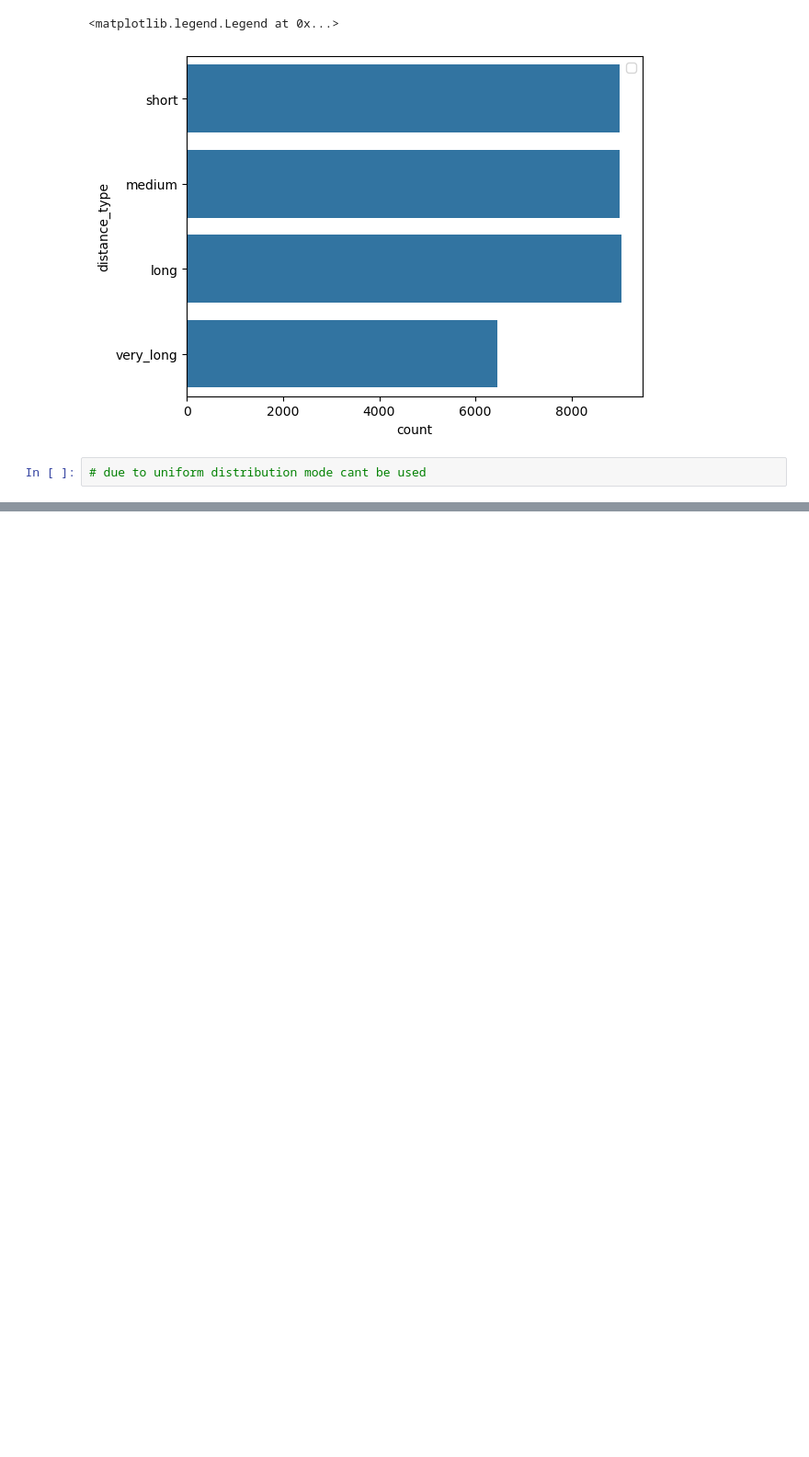
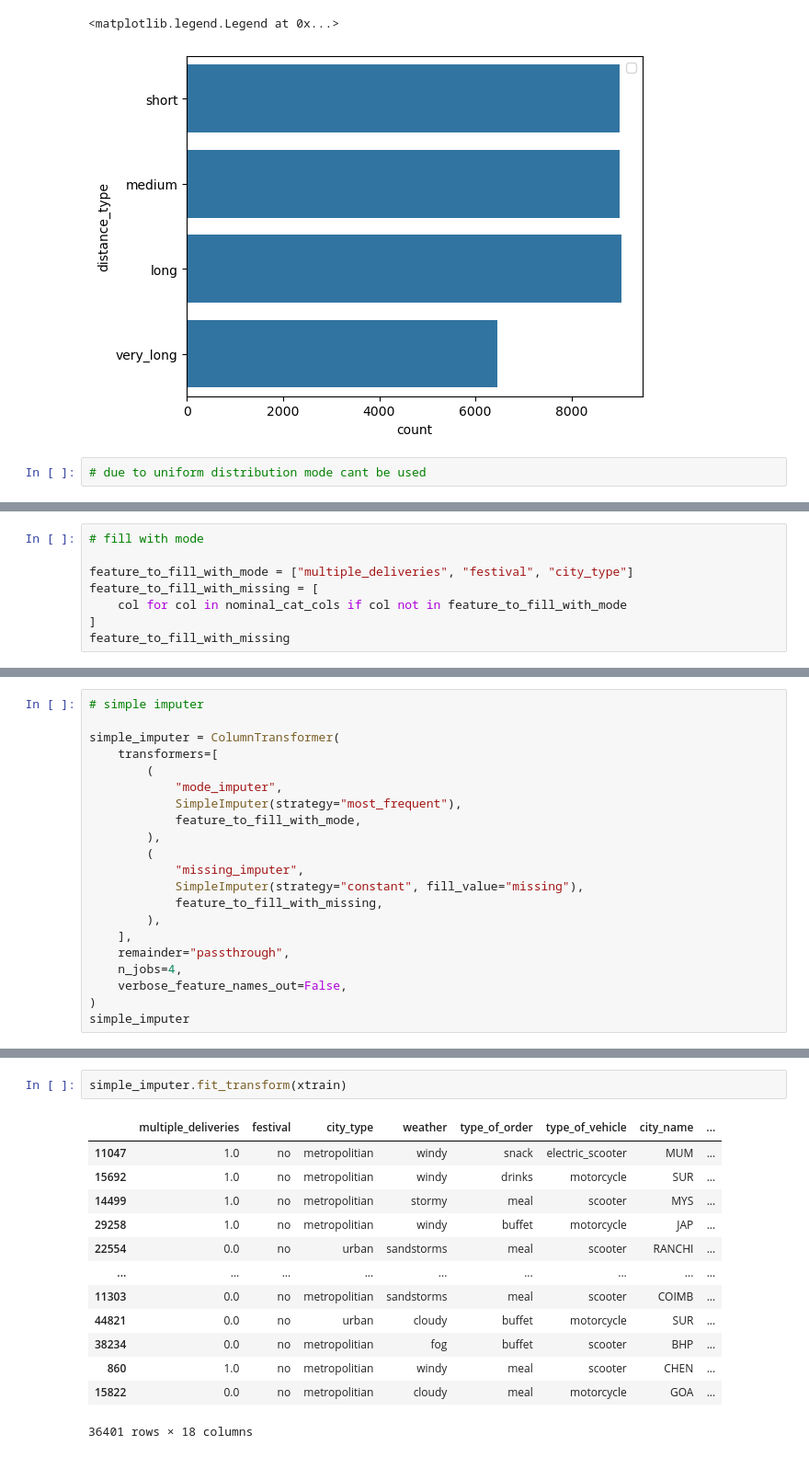
Before and after one commit to rabin20-04/delivery_time_prediction, a Jupyter notebook: notebooks/BaseLine_model.ipynb, the cells around one changed output, grey strips where cells are left out. Shown at 92% size. Drawn from its saved outputs; the diff is of its cells as text; blank space fills up the shorter version.

```diff
--- a/notebooks/BaseLine_model.ipynb
+++ b/notebooks/BaseLine_model.ipynb
@@ -835,0 +874,8 @@ plt.legend()
+# %%
+# fill with mode
+
+feature_to_fill_with_mode = ["multiple_deliveries", "festival", "city_type"]
+feature_to_fill_with_missing = [
+    col for col in nominal_cat_cols if col not in feature_to_fill_with_mode
+]
+feature_to_fill_with_missing
@@ -835,0 +891,21 @@ plt.legend()
+# %%
+# simple imputer
+
+simple_imputer = ColumnTransformer(
+    transformers=[
+        (
+            "mode_imputer",
+            SimpleImputer(strategy="most_frequent"),
+            feature_to_fill_with_mode,
+        ),
+        (
+            "missing_imputer",
+            SimpleImputer(strategy="constant", fill_value="missing"),
+            feature_to_fill_with_missing,
+        ),
+    ],
+    remainder="passthrough",
+    n_jobs=4,
+    verbose_feature_names_out=False,
+)
+simple_imputer
@@ -835,0 +926,16 @@ plt.legend()
+# %%
+simple_imputer.fit_transform(xtrain)
+# %% [output]
+|  | multiple_deliveries | festival | city_type | weather | type_of_order | type_of_vehicle | city_name | ... |
+| 11047 | 1.0 | no | metropolitian | windy | snack | electric_scooter | MUM | ... |
+| 15692 | 1.0 | no | metropolitian | windy | drinks | motorcycle | SUR | ... |
+| 14499 | 1.0 | no | metropolitian | stormy | meal | scooter | MYS | ... |
+| 29258 | 1.0 | no | metropolitian | windy | buffet | motorcycle | JAP | ... |
+| 22554 | 0.0 | no | urban | sandstorms | meal | scooter | RANCHI | ... |
+| ... | ... | ... | ... | ... | ... | ... | ... | ... |
+| 11303 | 0.0 | no | metropolitian | sandstorms | meal | scooter | COIMB | ... |
+| 44821 | 0.0 | no | urban | cloudy | buffet | motorcycle | SUR | ... |
+| 38234 | 0.0 | no | metropolitian | fog | buffet | scooter | BHP | ... |
+| 860 | 1.0 | no | metropolitian | windy | meal | scooter | CHEN | ... |
+| 15822 | 0.0 | no | metropolitian | cloudy | meal | motorcycle | GOA | ... |
+36401 rows × 18 columns
```
Also changed, not shown: parts of 33 cells of this notebook.
